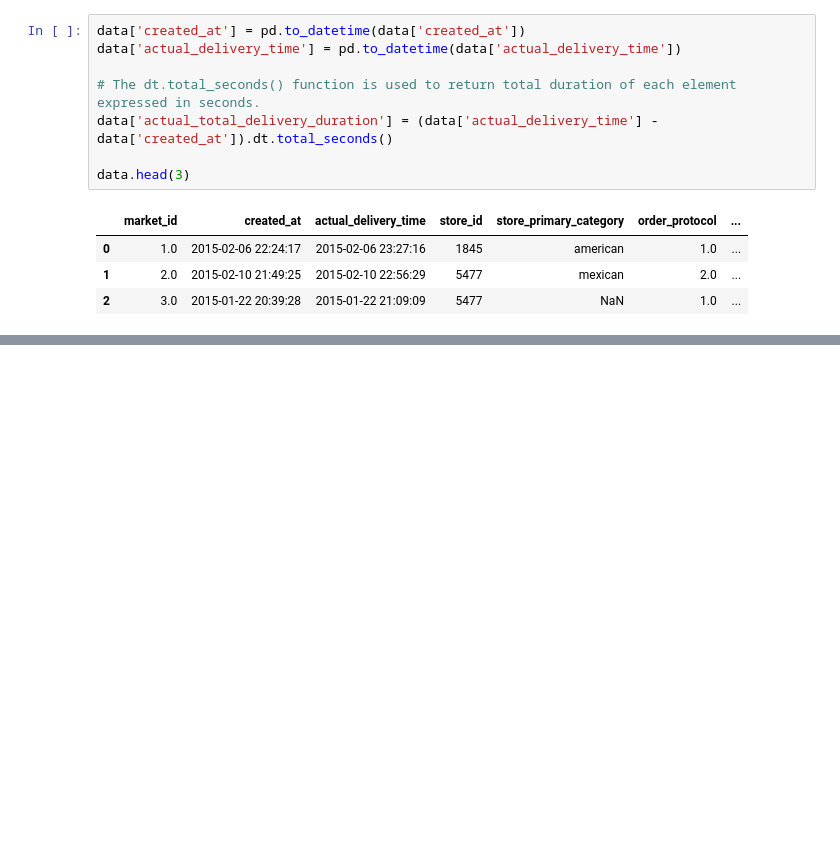
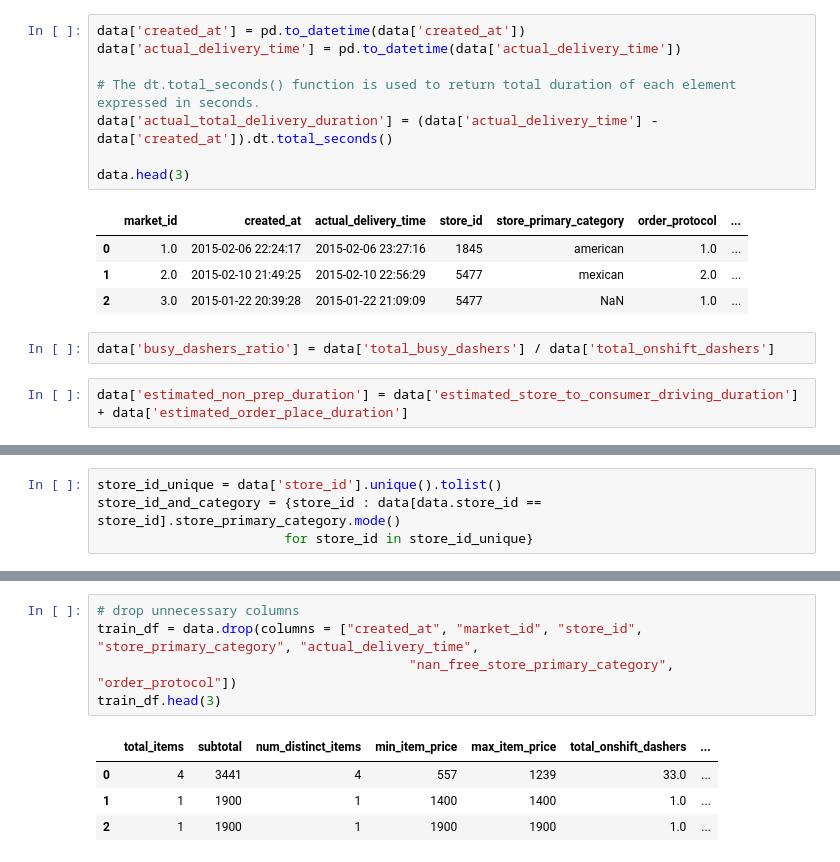
Before and after one commit to tugceturkkal/Data-Projects, a Jupyter notebook: Delivery Duration Prediction.ipynb, the cells around one changed output, grey strips where cells are left out. Cells and saved outputs as stored; diff of their text form; blank space fills up the shorter version.

```diff
--- a/Delivery Duration Prediction.ipynb
+++ b/Delivery Duration Prediction.ipynb
@@ -123,3 +123,7 @@ data.head(3)
 | 0 | 1.0 | 2015-02-06 22:24:17 | 2015-02-06 23:27:16 | 1845 | american | 1.0 | ... |
 | 1 | 2.0 | 2015-02-10 21:49:25 | 2015-02-10 22:56:29 | 5477 | mexican | 2.0 | ... |
 | 2 | 3.0 | 2015-01-22 20:39:28 | 2015-01-22 21:09:09 | 5477 | NaN | 1.0 | ... |
+# %%
+data['busy_dashers_ratio'] = data['total_busy_dashers'] / data['total_onshift_dashers']
+# %%
+data['estimated_non_prep_duration'] = data['estimated_store_to_consumer_driving_duration'] + data['estimated_order_place_duration']
@@ -125,0 +160,4 @@ data.head(3)
+# %%
+store_id_unique = data['store_id'].unique().tolist()
+store_id_and_category = {store_id : data[data.store_id == store_id].store_primary_category.mode()
+                        for store_id in store_id_unique}
@@ -125,0 +182,10 @@ data.head(3)
+# %%
+# drop unnecessary columns
+train_df = data.drop(columns = ["created_at", "market_id", "store_id", "store_primary_category", "actual_delivery_time",
+                                        "nan_free_store_primary_category", "order_protocol"])
+train_df.head(3)
+# %% [output]
+|  | total_items | subtotal | num_distinct_items | min_item_price | max_item_price | total_onshift_dashers | ... |
+| 0 | 4 | 3441 | 4 | 557 | 1239 | 33.0 | ... |
+| 1 | 1 | 1900 | 1 | 1400 | 1400 | 1.0 | ... |
+| 2 | 1 | 1900 | 1 | 1900 | 1900 | 1.0 | ... |
```
Also changed, not shown: parts of 13 cells of this notebook.
